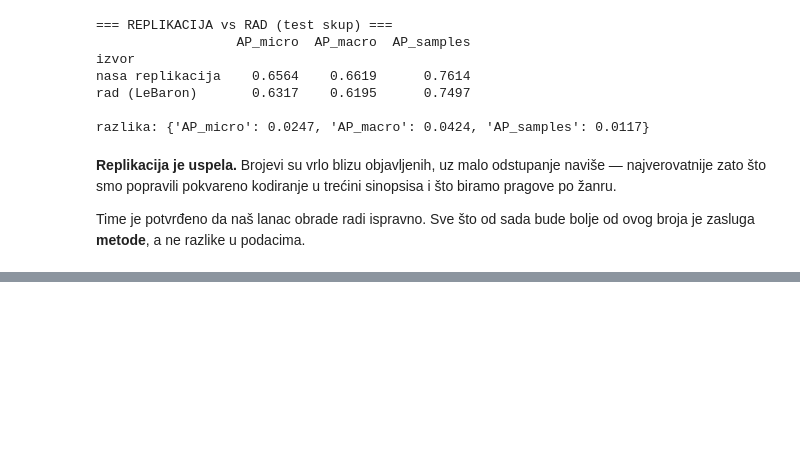
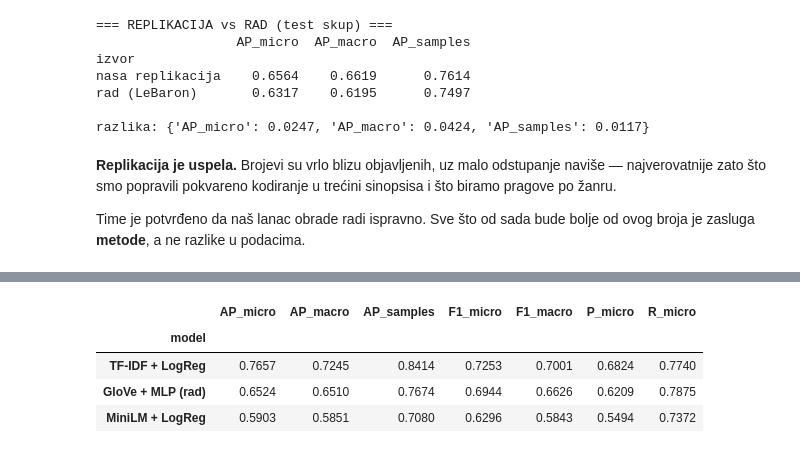
Before and after one commit to markobura/-Movie-Genre-Classification-using-Text-and-Image-Data, a Jupyter notebook: text_models.ipynb, the cells around one changed output, grey strips where cells are left out. Saved outputs shown, nothing was run; the diff lists cells and outputs as text; code cells hidden in the pictures; blank space fills up the shorter version.

```diff
--- a/text_models.ipynb
+++ b/text_models.ipynb
@@ -327,0 +357,14 @@ od ovog broja je zasluga **metode**, a ne razlike u podacima.
+# %%
+from sklearn.linear_model import LogisticRegression
+from sklearn.multiclass import OneVsRestClassifier
+
+t0 = time.time()
+logreg = OneVsRestClassifier(
+    LogisticRegression(max_iter=2000, C=4, class_weight="balanced",
+                       random_state=RANDOM_STATE),
+    n_jobs=-1,
+).fit(X_train_tfidf, y_train)
+
+score_logreg_va = logreg.predict_proba(X_val_tfidf)
+score_logreg_te = logreg.predict_proba(X_test_tfidf)
+print(f"trenirano za {time.time()-t0:.1f}s")
@@ -327,0 +421,10 @@ od ovog broja je zasluga **metode**, a ne razlike u podacima.
+# %%
+from sentence_transformers import SentenceTransformer
+
+t0 = time.time()
+encoder = SentenceTransformer("all-MiniLM-L6-v2")
+X_train_minilm = encoder.encode(X_train.tolist(), batch_size=64, show_progress_bar=True)
+X_val_minilm = encoder.encode(X_val.tolist(), batch_size=64, show_progress_bar=True)
+X_test_minilm = encoder.encode(X_test.tolist(), batch_size=64, show_progress_bar=True)
+print(f"\nenkodirano za {time.time()-t0:.0f}s | oblik: {X_train_minilm.shape}")
+print(f"granica modela: {encoder.max_seq_length} tokena")
@@ -327,0 +451,17 @@ od ovog broja je zasluga **metode**, a ne razlike u podacima.
+# %%
+ALL_MODELS = {
+    "GloVe + MLP (rad)":  (score_glove_va,  score_glove_te),
+    "TF-IDF + LogReg":    (score_logreg_va, score_logreg_te),
+    "MiniLM + LogReg":    (score_minilm_va, score_minilm_te),
+}
+
+val_rows = [evaluate(y_val, s_va, tune_thresholds(y_val, s_va), ime)
+            for ime, (s_va, _) in ALL_MODELS.items()]
+val_results = results_table(val_rows)
+val_results
+# %% [output]
+|  | AP_micro | AP_macro | AP_samples | F1_micro | F1_macro | P_micro | R_micro |
+| model |  |  |  |  |  |  |  |
+| TF-IDF + LogReg | 0.7657 | 0.7245 | 0.8414 | 0.7253 | 0.7001 | 0.6824 | 0.7740 |
+| GloVe + MLP (rad) | 0.6524 | 0.6510 | 0.7674 | 0.6944 | 0.6626 | 0.6209 | 0.7875 |
+| MiniLM + LogReg | 0.5903 | 0.5851 | 0.7080 | 0.6296 | 0.5843 | 0.5494 | 0.7372 |
```
Also changed, not shown: parts of 22 cells of this notebook.
